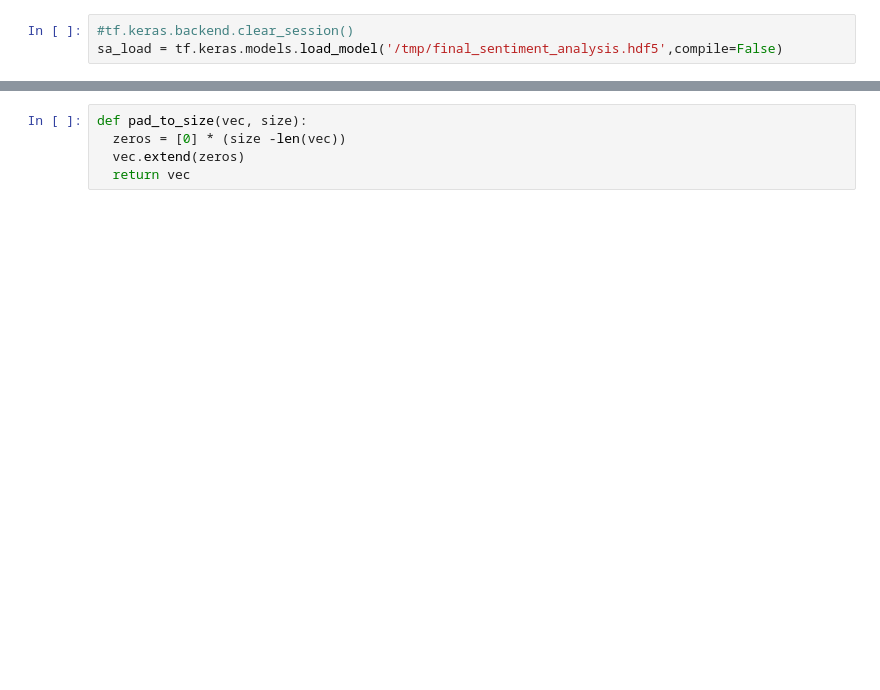
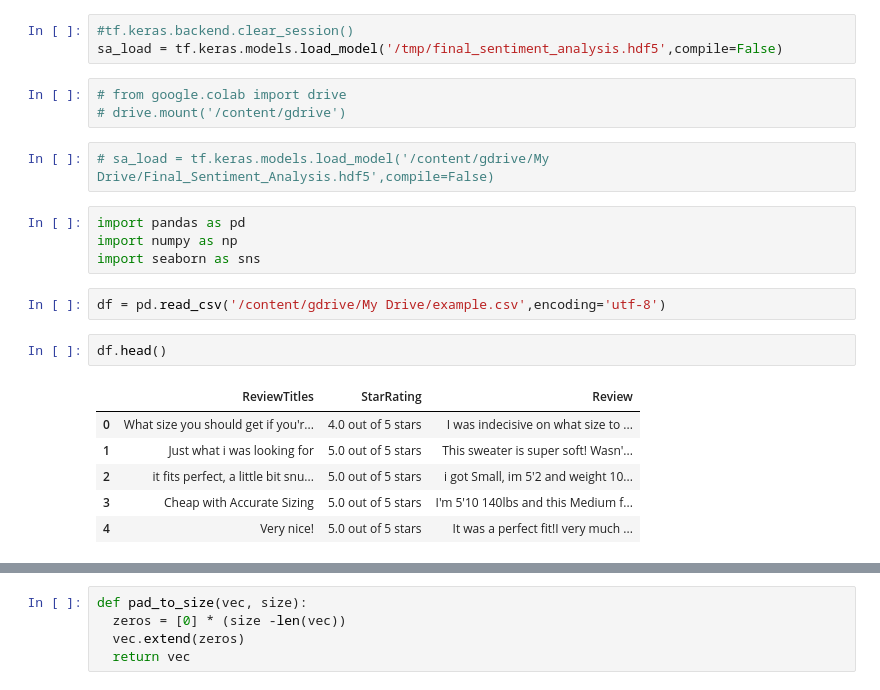
Before and after one commit to imranhassan87/NLP, a Jupyter notebook: Sentiment_Analysis.ipynb, the cells around one changed output, grey strips where cells are left out. Drawn from its saved outputs; the diff is of its cells as text; blank space fills up the shorter version.

```diff
--- a/Sentiment_Analysis.ipynb
+++ b/Sentiment_Analysis.ipynb
@@ -470,3 +461,23 @@ plot_graph(history,"loss")
 # %%
 #tf.keras.backend.clear_session()
 sa_load = tf.keras.models.load_model('/tmp/final_sentiment_analysis.hdf5',compile=False)
+# %%
+# from google.colab import drive
+# drive.mount('/content/gdrive')
+# %%
+# sa_load = tf.keras.models.load_model('/content/gdrive/My Drive/Final_Sentiment_Analysis.hdf5',compile=False)
+# %%
+import pandas as pd
+import numpy as np
+import seaborn as sns
+# %%
+df = pd.read_csv('/content/gdrive/My Drive/example.csv',encoding='utf-8')
+# %%
+df.head()
+# %% [output]
+|  | ReviewTitles | StarRating | Review |
+| 0 | What size you should get if you'r... | 4.0 out of 5 stars | I was indecisive on what size to ... |
+| 1 | Just what i was looking for | 5.0 out of 5 stars | This sweater is super soft! Wasn'... |
+| 2 | it fits perfect, a little bit snu... | 5.0 out of 5 stars | i got Small, im 5'2 and weight 10... |
+| 3 | Cheap with Accurate Sizing | 5.0 out of 5 stars | I'm 5'10 140lbs and this Medium f... |
+| 4 | Very nice! | 5.0 out of 5 stars | It was a perfect fit!I very much ... |
```
Also changed, not shown: parts of 41 cells of this notebook.
